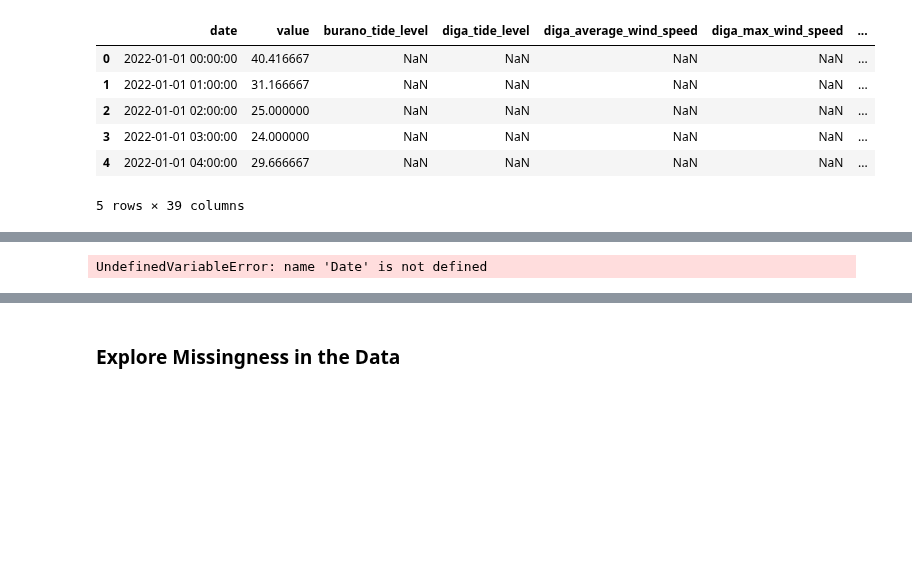
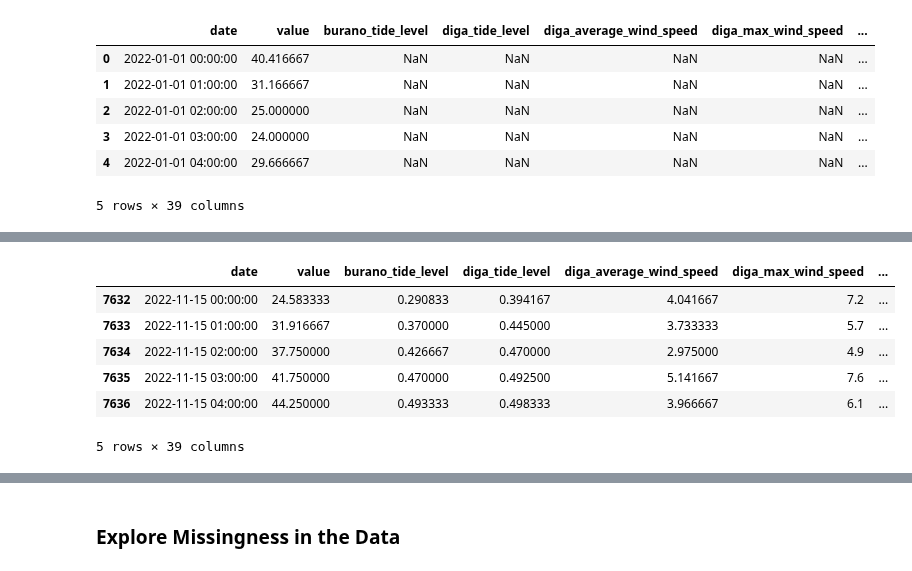
Before and after one commit to cyrilmichino/venice-meteo-analysis, a Jupyter notebook: tidy_data_notebook.ipynb, the cells around one changed output, grey strips where cells are left out. Drawn from its saved outputs; the diff is of its cells as text; code cells hidden in the pictures; blank space fills up the shorter version.

Commit message:
Filter data to the specified date range

```diff
--- a/tidy_data_notebook.ipynb
+++ b/tidy_data_notebook.ipynb
@@ -942,7 +964,14 @@ filepath = Path('final_data/full_consolidated_data.csv')
 filepath.parent.mkdir(parents=True, exist_ok=True)
 final_data.to_csv(filepath)
-# %%
-final_data = grouped.query("date >= '2022-11-15' and Date <= '2023-01-31'")
-final_data.head()
-# %% [output]
-UndefinedVariableError: name 'Date' is not defined
+# %%
+# Filter data to remain with data in the range Nov 15, 2022 to Jan 31st 2023
+filtered_data = final_data[(final_data['date'] >= '2022-11-15') & (final_data['date'] <= '2023-01-31')]
+filtered_data.head()
+# %% [output]
+|  | date | value | burano_tide_level | diga_tide_level | diga_average_wind_speed | diga_max_wind_speed | ... |
+| 7632 | 2022-11-15 00:00:00 | 24.583333 | 0.290833 | 0.394167 | 4.041667 | 7.2 | ... |
+| 7633 | 2022-11-15 01:00:00 | 31.916667 | 0.370000 | 0.445000 | 3.733333 | 5.7 | ... |
+| 7634 | 2022-11-15 02:00:00 | 37.750000 | 0.426667 | 0.470000 | 2.975000 | 4.9 | ... |
+| 7635 | 2022-11-15 03:00:00 | 41.750000 | 0.470000 | 0.492500 | 5.141667 | 7.6 | ... |
+| 7636 | 2022-11-15 04:00:00 | 44.250000 | 0.493333 | 0.498333 | 3.966667 | 6.1 | ... |
+5 rows × 39 columns
```
Also changed, not shown: parts of 7 cells of this notebook, 1 other file.
